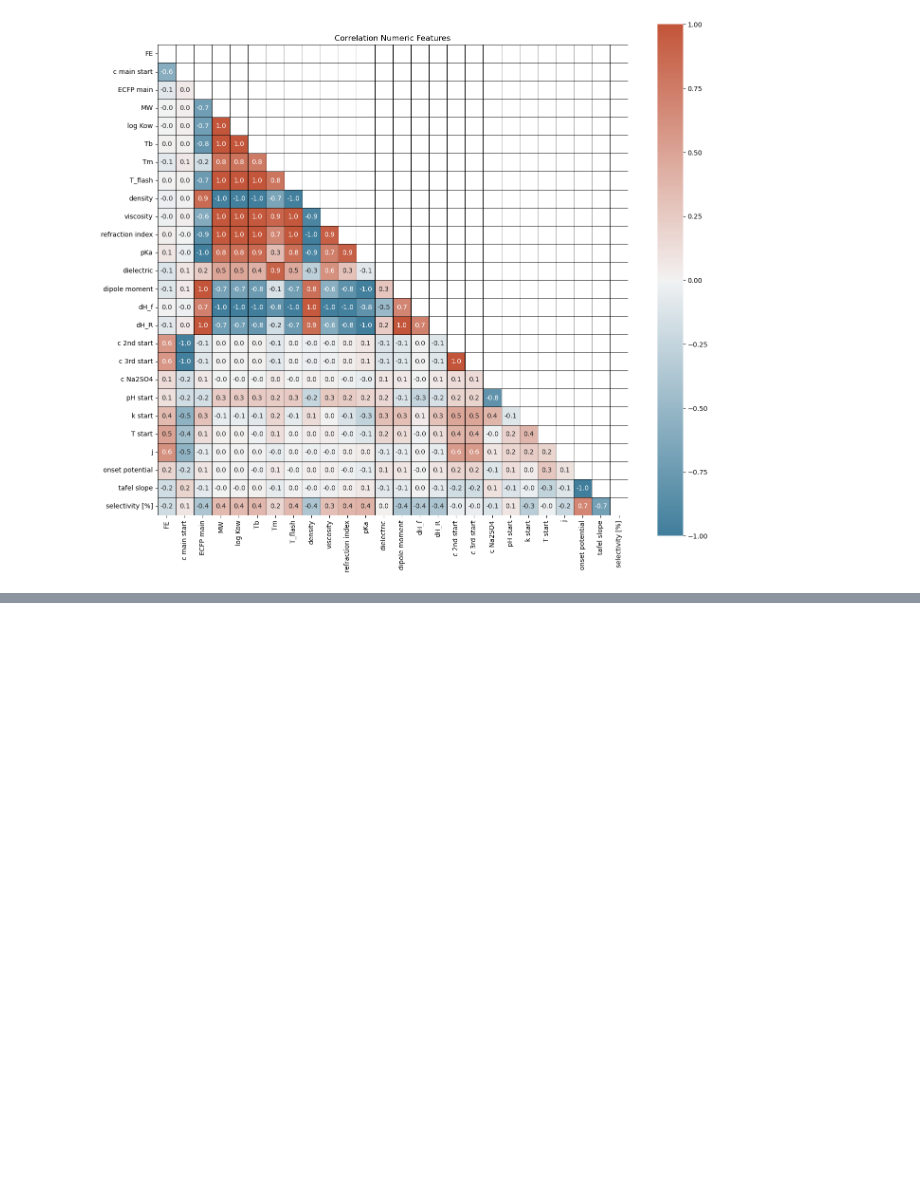
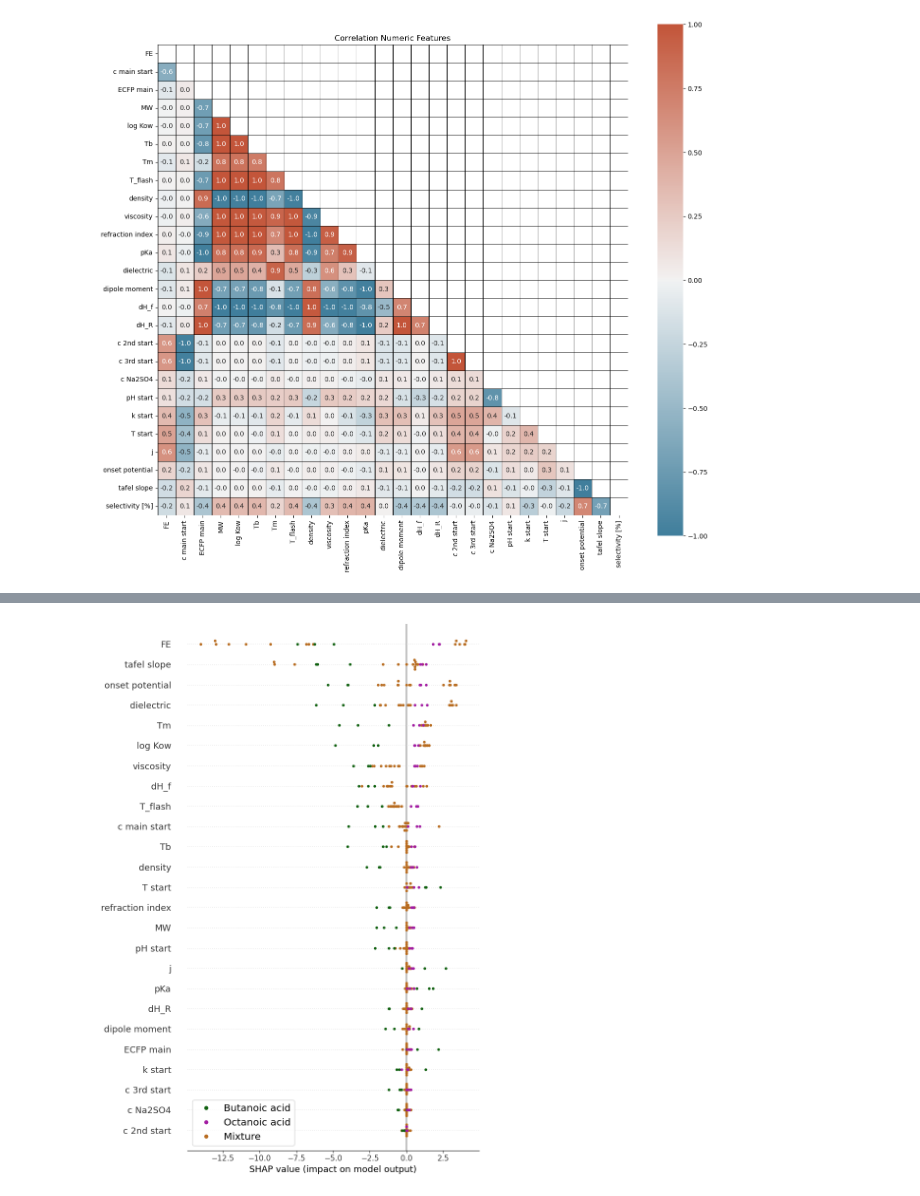
Before and after one commit to peter1999de/Machine-learning-driven-parameter-investigation-of-the-Kolbe-reaction, a Jupyter notebook: code/XAI/XAI_batch_selectivity.ipynb, the cells around one changed output, grey strips where cells are left out. Drawn from its saved outputs; the diff is of its cells as text; code cells hidden in the pictures; blank space fills up the shorter version.

```diff
--- a/code/XAI/XAI_batch_selectivity.ipynb
+++ b/code/XAI/XAI_batch_selectivity.ipynb
@@ -280,2 +269,81 @@ shap.summary_plot(shap_values, shap_data, feature_names=feature_names)
+# %%
+# show different acids and mixture
+input_C4_acid = filtered_input.loc['21084':'21086']
+input_C8_acid = filtered_input.loc['21093':'21095']
+input_mixture = filtered_input.loc['21098':'21114']
+
+color_C4='#116111'
+color_C8='#a21ca2'
+color_mixture='#b86c20'
+
+X_mixture = input_mixture.values
+X_mixture = X_mixture.astype(float) # change to float for knn
+
+shap_values_mixture = explainer.shap_values(X_mixture)
+
+shap.summary_plot(shap_values_mixture,
+                  feature_names=feature_names,
+                  max_display=25,
+                  show=False,
+                  #sort=None,
+                  color_bar=None,
+                  color_bar_label=None,
+                  cmap=None,
+                  color=color_mixture, #purple
+                  #axis_color='#111111'
+                 )
+
+
+X_C4 = input_C4_acid.values
+X_C4 = X_C4.astype(float) # change to float for knn
+
+shap_values_C4 = explainer.shap_values(X_C4)
+
+shap.summary_plot(shap_values_C4,
+                  feature_names=feature_names,
+                  max_display=25,
+                  show=False,
+                  #sort=None,
+                  color_bar=None,
+                  color_bar_label=None,
+                  cmap=None,
+                  color=color_C4, #green
+                  #axis_color='#111111'
+                 )
+
+
+X_C8 = input_C8_acid.values
+X_C8 = X_C8.astype(float) # change to float for knn
+
+shap_values_C8 = explainer.shap_values(X_C8)
+
+shap.summary_plot(shap_values_C8,
+                  feature_names=feature_names,
+                  max_display=25,
+                  show=False,
+                  #sort=None,
+                  color_bar=None,
+                  color_bar_label=None,
+                  cmap=None,
+                  color=color_C8, #purple
+                  #axis_color='#111111'
+                 )
+
+
+# Manually add a legend with enforced colors
+legend_labels = ['Butanoic acid', 'Octanoic acid', 'Mixture']
+
+# Specify the colors you want to enforce
+enforced_colors = [color_C4, color_C8, color_mixture]
+
+# Create a legend with custom symbols (bullets) and colors
+legend_handles = [plt.Line2D([0], [0], marker='o', color='w', label=label, markerfacecolor=color, markersize=10) for label, color in zip(legend_labels, enforced_colors)]
+legend = plt.legend(handles=legend_handles, loc='lower left', markerscale=0.7, fontsize='x-large')
+
+
+# Show the plot
+plt.show()
+# %% [output]
+[figure, added]
 # %%
 shap.summary_plot(shap_values, shap_data, feature_names=feature_names, max_display=5, plot_size = (6, 4))
```
Also changed, not shown: parts of 18 cells of this notebook.
